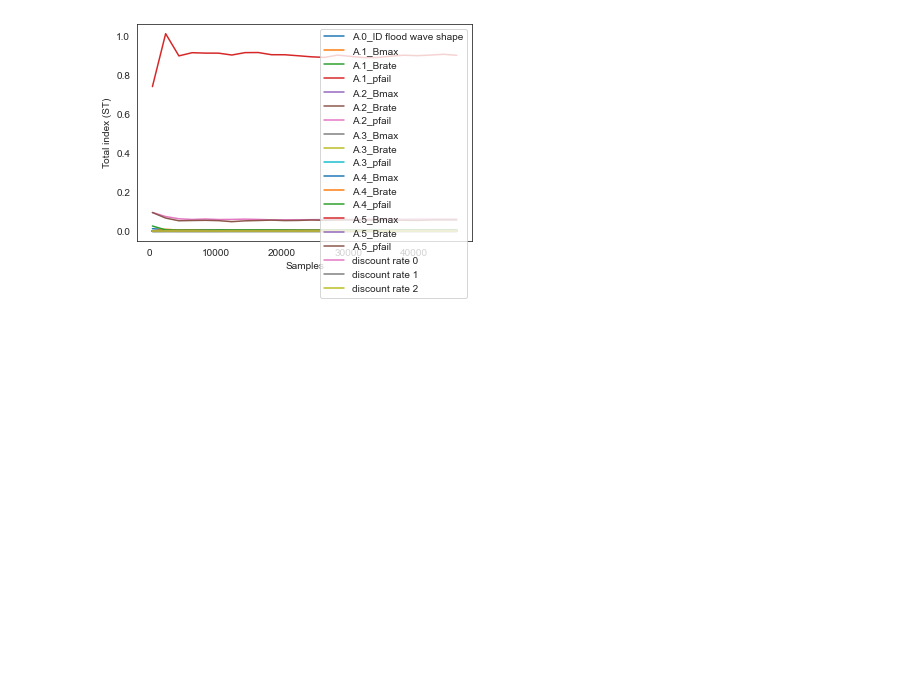
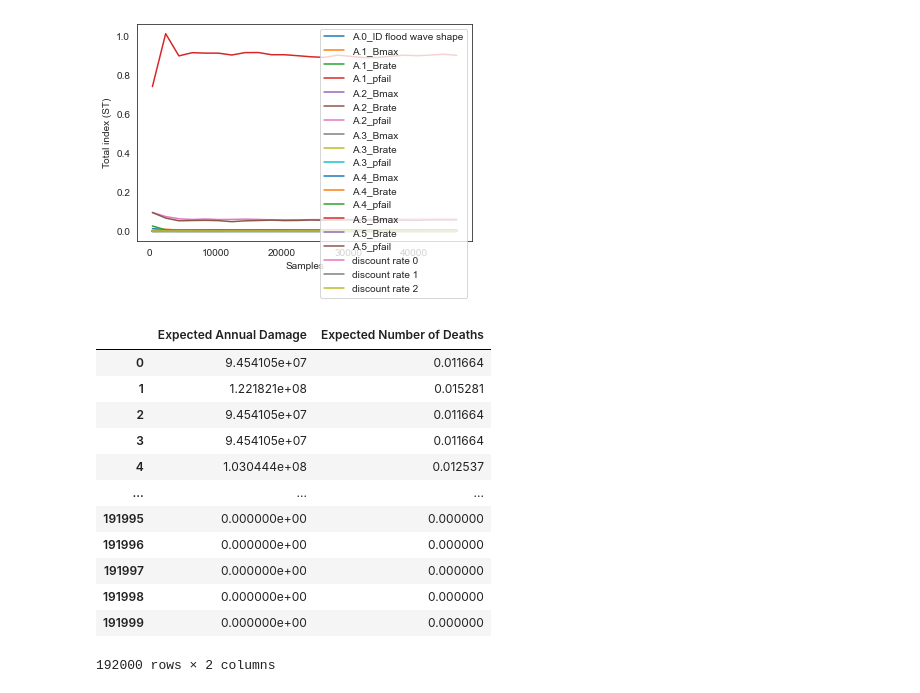
Before and after one commit to hannadenekamp/modelbased, a Jupyter notebook: Sensitivity_analysis.ipynb, the cells around one changed output. Saved outputs shown, nothing was run; the diff lists cells and outputs as text; code cells hidden in the pictures; blank space fills up the shorter version.

```diff
--- a/Sensitivity_analysis.ipynb
+++ b/Sensitivity_analysis.ipynb
@@ -202,3 +195,19 @@ ax.set_ylabel('Total index (ST)')
 plt.show()
 # %% [output]
 [figure]
+# %%
+sobol_df
+# %% [output]
+|  | Expected Annual Damage | Expected Number of Deaths |
+| 0 | 9.454105e+07 | 0.011664 |
+| 1 | 1.221821e+08 | 0.015281 |
+| 2 | 9.454105e+07 | 0.011664 |
+| 3 | 9.454105e+07 | 0.011664 |
+| 4 | 1.030444e+08 | 0.012537 |
+| ... | ... | ... |
+| 191995 | 0.000000e+00 | 0.000000 |
+| 191996 | 0.000000e+00 | 0.000000 |
+| 191997 | 0.000000e+00 | 0.000000 |
+| 191998 | 0.000000e+00 | 0.000000 |
+| 191999 | 0.000000e+00 | 0.000000 |
+192000 rows × 2 columns
```
Also changed, not shown: parts of 2 cells of this notebook, 3 other files.
